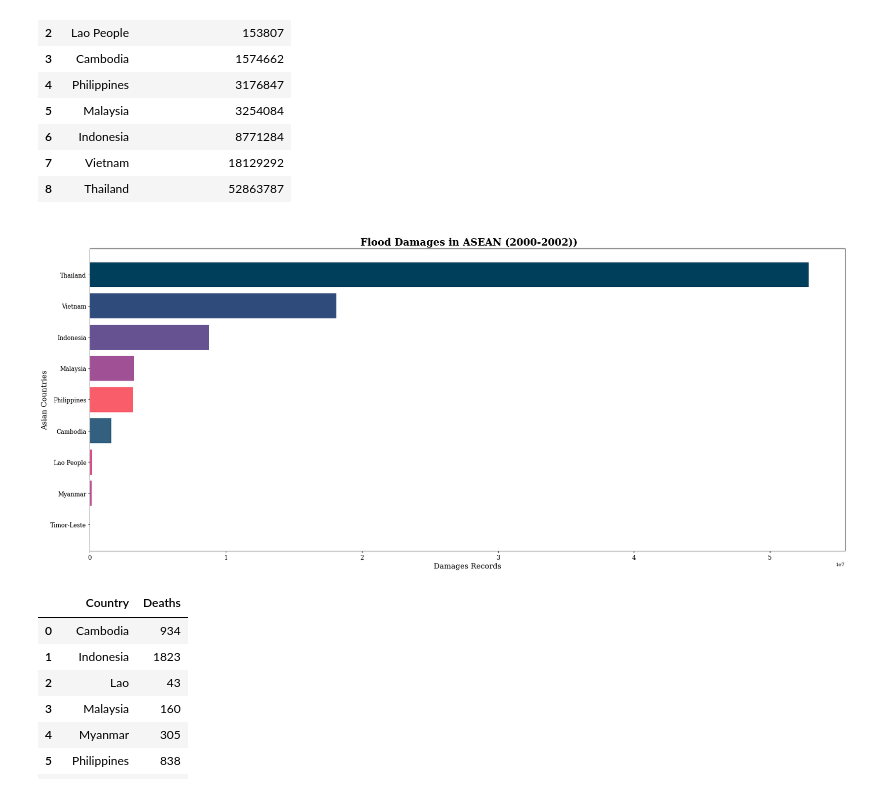
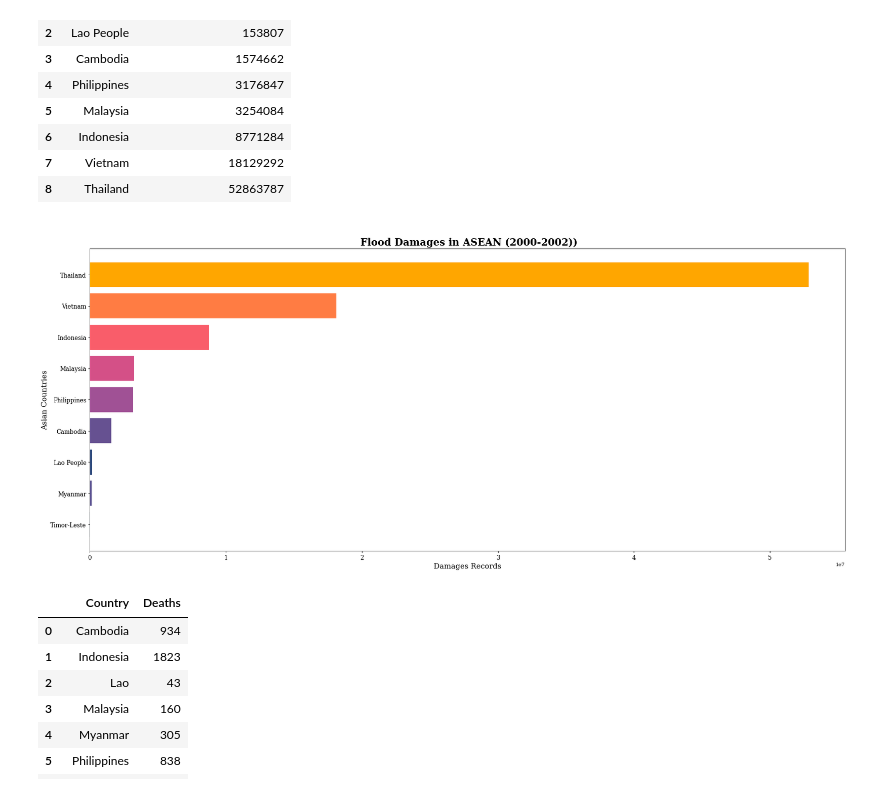
Before and after one commit to KarlAndreiCalimutan/Beta-Tech_BSIT_3207, a Jupyter notebook: Datasets_visual.ipynb, the cells around one changed output. Drawn from its saved outputs; the diff is of its cells as text; code cells hidden in the pictures.

```diff
--- a/Datasets_visual.ipynb
+++ b/Datasets_visual.ipynb
@@ -31,26 +26,27 @@ display(df.iloc[0:])
 # %%
 #getting all values from the dataframe/csv
 Country = df["Country"]
 Total_damage_adjusted= df["Total damage adjusted in $"]
 
 #size of the bar graph
 f = plt.figure(tight_layout=True)
 f.set_figwidth(23)
 f.set_figheight(10)
 
 #creating visualization
 plt.xticks(fontsize=12)
 plt.yticks(fontsize=12)
 plt.ylabel("Asian Countries", fontsize= 15)
 plt.xlabel("Damages Records", fontsize= 15)
-plt.title("\n Flood Damages in ASEAN (2000-2020)", fontweight="bold", fontsize=20)
-colors = ['#ff7c43', '#bc5090', '#d45087', '#32607e', '#f95d6a','#a05195', '#665191', '#2f4b7c', '#003f5c']
+plt.title("\n Flood Damages in ASEAN (2000-2002))", fontweight="bold", fontsize=20)
+colors = ['#003f5c', '#58508d', '#2f4b7c', '#665191',
+          '#a05195', '#d45087', '#f95d6a', '#ff7c43', '#ffa600']
 plt.barh(Country, Total_damage_adjusted, color = colors )
 #Saving visualizations in TIFF file with 300 dpi
 plt.savefig('FloodDamages.tiff', transparent=True, dpi=300)
 plt.show()
 # %% [output]
-[figure, old version]
+[figure, new version]
 # %%
 url = 'https://raw.githubusercontent.com/mushimushe/Beta-Tech_BSIT_3207/main/Data%20Visualizations/Datasets%20csv/Total%20Deaths%20in%2020%20Years.csv'
 df = pd.read_csv(url)
```
Also changed, not shown: parts of 3 cells of this notebook.
